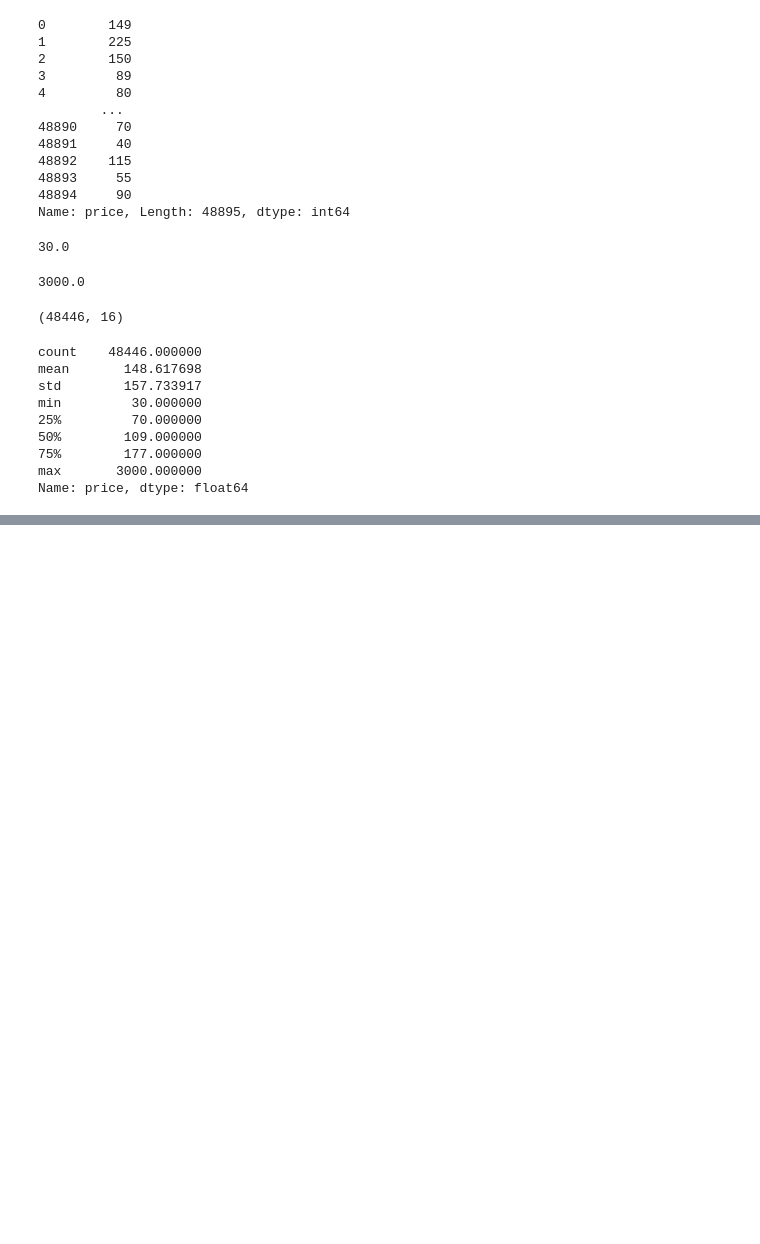
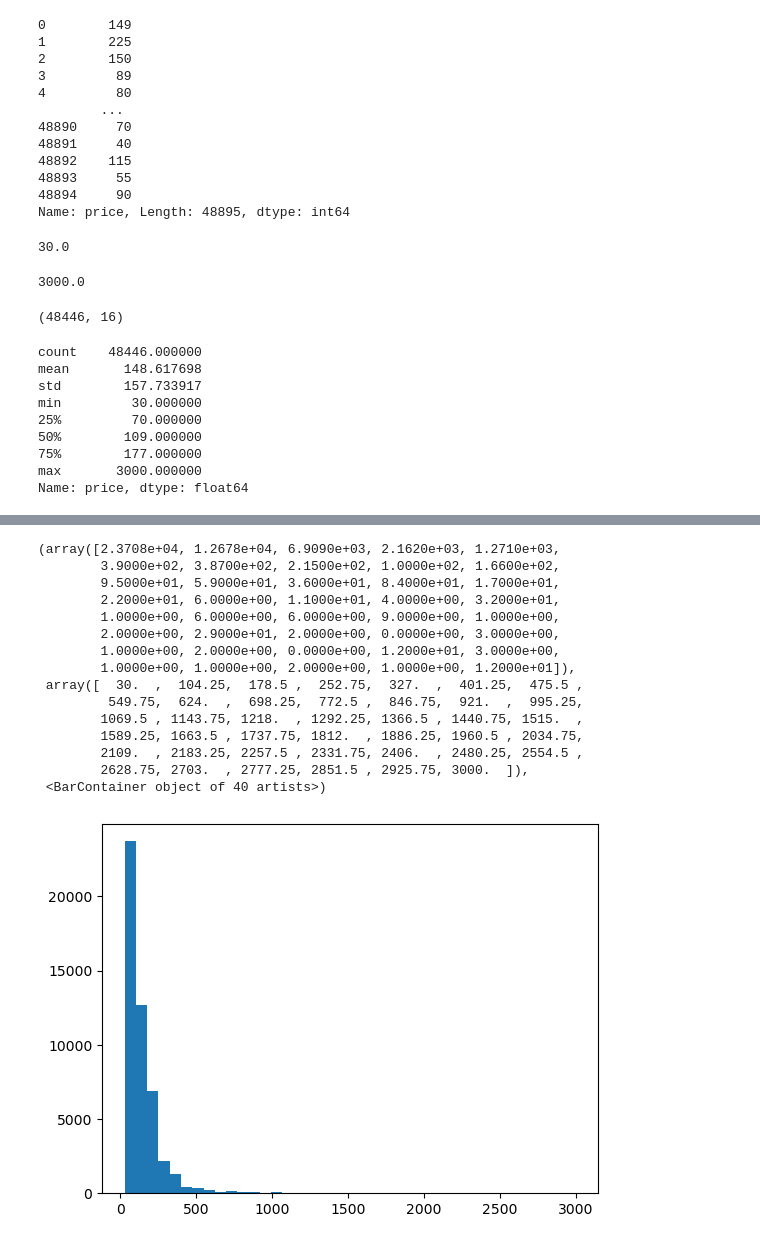
Before and after one commit to mangal-singh001/Mathematics-, a Jupyter notebook: Statistics/Central Tendancy/Excercise/Central Tendancy Excercise.ipynb, the cells around one changed output, grey strips where cells are left out. Drawn from its saved outputs; the diff is of its cells as text; code cells hidden in the pictures; blank space fills up the shorter version.

```diff
--- a/Statistics/Central Tendancy/Excercise/Central Tendancy Excercise.ipynb
+++ b/Statistics/Central Tendancy/Excercise/Central Tendancy Excercise.ipynb
@@ -82,0 +100,19 @@ Name: price, dtype: float64
+# %%
+plt.hist(df_clean['price'],bins=40)
+# %% [output]
+(array([2.3708e+04, 1.2678e+04, 6.9090e+03, 2.1620e+03, 1.2710e+03,
+        3.9000e+02, 3.8700e+02, 2.1500e+02, 1.0000e+02, 1.6600e+02,
+        9.5000e+01, 5.9000e+01, 3.6000e+01, 8.4000e+01, 1.7000e+01,
+        2.2000e+01, 6.0000e+00, 1.1000e+01, 4.0000e+00, 3.2000e+01,
+        1.0000e+00, 6.0000e+00, 6.0000e+00, 9.0000e+00, 1.0000e+00,
+        2.0000e+00, 2.9000e+01, 2.0000e+00, 0.0000e+00, 3.0000e+00,
+        1.0000e+00, 2.0000e+00, 0.0000e+00, 1.2000e+01, 3.0000e+00,
+        1.0000e+00, 1.0000e+00, 2.0000e+00, 1.0000e+00, 1.2000e+01]),
+ array([  30.  ,  104.25,  178.5 ,  252.75,  327.  ,  401.25,  475.5 ,
+         549.75,  624.  ,  698.25,  772.5 ,  846.75,  921.  ,  995.25,
+        1069.5 , 1143.75, 1218.  , 1292.25, 1366.5 , 1440.75, 1515.  ,
+        1589.25, 1663.5 , 1737.75, 1812.  , 1886.25, 1960.5 , 2034.75,
+        2109.  , 2183.25, 2257.5 , 2331.75, 2406.  , 2480.25, 2554.5 ,
+        2628.75, 2703.  , 2777.25, 2851.5 , 2925.75, 3000.  ]),
+ <BarContainer object of 40 artists>)
+[figure, added]
```
Also changed, not shown: parts of 4 cells of this notebook.
